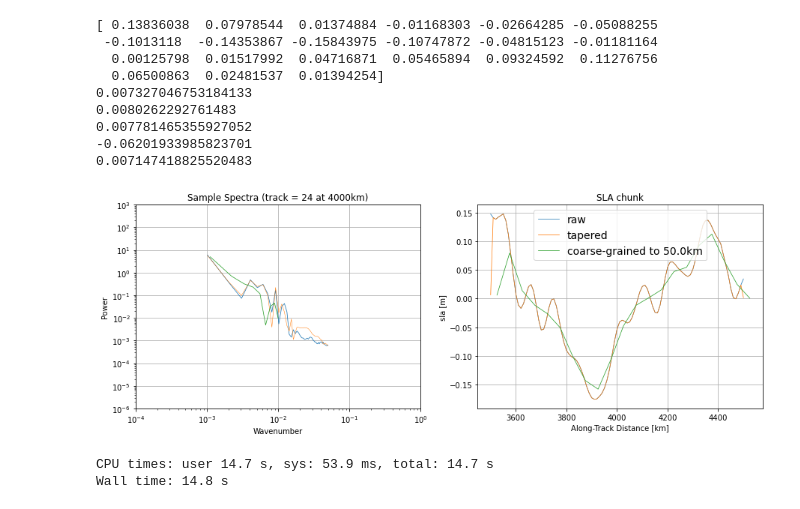
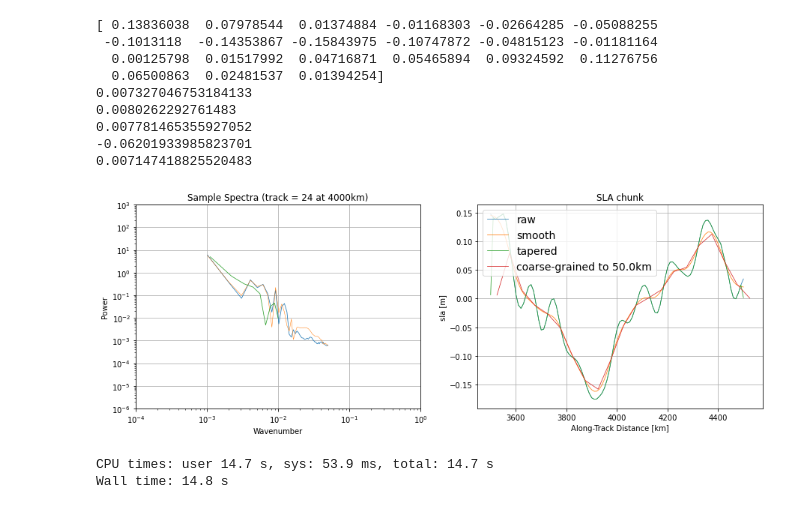
Before and after one commit to jakesteinberg/CPT, a Jupyter notebook: global_along_track_spectra.ipynb, the cells around one changed output. Drawn from its saved outputs; the diff is of its cells as text; code cells hidden in the pictures.

Commit message:
comparisons of band pass filtered smoothings

```diff
--- a/global_along_track_spectra.ipynb
+++ b/global_along_track_spectra.ipynb
@@ -26,5 +23,8 @@ filter_type = 'sharp'
 # %%
-load_sat = pickle.load(open(this_sat + '_' + filter_type + '_processed.p', 'rb'))
+this_sat = 'j3'
+filter_type = 'sharp'
+load_sat = pickle.load(open('/Users/jakesteinberg/Documents/CPT/altimetry/' + \
+                            this_sat + '_' + filter_type + '_processed.p', 'rb'))
 # %%
 dist = load_sat['dist']
 dist_coarse = load_sat['dist_coarse']
@@ -96,6 +96,8 @@ f, (ax, ax2) = plt.subplots(1, 2, figsize = (15, 5))
 for ii in [pass_index]:  # range(np.shape(this_sla)[0]):
     this_sig = this_sla[ii, (spec_loc - spec_win_ind):(spec_loc + spec_win_ind + 1)] - \
         np.nanmean(this_sla[ii, (spec_loc - spec_win_ind):(spec_loc + spec_win_ind + 1)])
+    this_sig_smooth = this_sla_smooth[ii, (spec_loc - spec_win_ind):(spec_loc + spec_win_ind + 1)] - \
+        np.nanmean(this_sla_smooth[ii, (spec_loc - spec_win_ind):(spec_loc + spec_win_ind + 1)])
     this_sig_coarse = this_sla_coarse[ii, (spec_loc_coarse - spec_win_ind_coarse):(spec_loc_coarse + spec_win_ind_coarse + 1)] - \
         np.nanmean(this_sla_coarse[ii, (spec_loc_coarse - spec_win_ind_coarse):(spec_loc_coarse + spec_win_ind_coarse + 1)])
     print(this_sig_coarse)
@@ -112,6 +114,7 @@ for ii in [pass_index]:  # range(np.shape(this_sla)[0]):
     # plot spectra
     ax.plot(k[1:], test_spec_11[1:], linewidth=0.75)
     ax2.plot(this_x[(spec_loc - spec_win_ind):(spec_loc + spec_win_ind + 1)], this_sig, linewidth=0.75, label='raw')
+    ax2.plot(this_x[(spec_loc - spec_win_ind):(spec_loc + spec_win_ind + 1)], this_sig_smooth, linewidth=0.75, label='smooth')
     # apply taper and recompute spectra
     this_sig[0:tape_len0] = this_sig[0:tape_len0] * taper_i[0:tape_len0]
     this_sig[-tape_len0:] = this_sig[-tape_len0:] * taper_i[-tape_len0:]
@@ -143,34 +146,34 @@ print(np.nanmean(true_var))
 print(np.nanmean(int_var))
 print(np.nanmean(int_var_tape))
 print((np.nanmean(true_var) - np.nanmean(int_var_tape))/np.nanmean(true_var))
 print(np.nanmean(int_var_coarse))
 ax.set_xscale('log')
 ax.set_yscale('log')
 ax.set_ylim([10**(-6), 10**(3)])
 ax.set_xlim([1*10**(-4), 10**(0)])
 ax.set_xlabel('Wavenumber')
 ax.set_ylabel('Power')
 ax.set_title('Sample Spectra (track = ' + str(t_i[0]) + ' at ' + str(x_spec_cen) + 'km)')
 ax2.set_xlabel('Along-Track Distance [km]')
 handles, labels = ax2.get_legend_handles_labels()
 ax2.legend(handles, labels, fontsize=14)
 ax2.set_title('SLA chunk')
 ax2.set_ylabel('sla [m]')
 ax.grid()
 ax2.grid()
 plt.show()
 # f.savefig(this_sat + '_sample_spectral_differences', dpi=300)
 # %% [output]
 [ 0.13836038  0.07978544  0.01374884 -0.01168303 -0.02664285 -0.05088255
  -0.1013118  -0.14353867 -0.15843975 -0.10747872 -0.04815123 -0.01181164
   0.00125798  0.01517992  0.04716871  0.05465894  0.09324592  0.11276756
   0.06500863  0.02481537  0.01394254]
 0.007327046753184133
 0.0080262292761483
 0.007781465355927052
 -0.06201933985823701
 0.007147418825520483
-[figure, old version]
+[figure, new version]
 # %%
 # sample raw_spectra (single track)
 this_x = dist[good_indi_dist]
```
Also changed, not shown: parts of 1 cell of this notebook.
